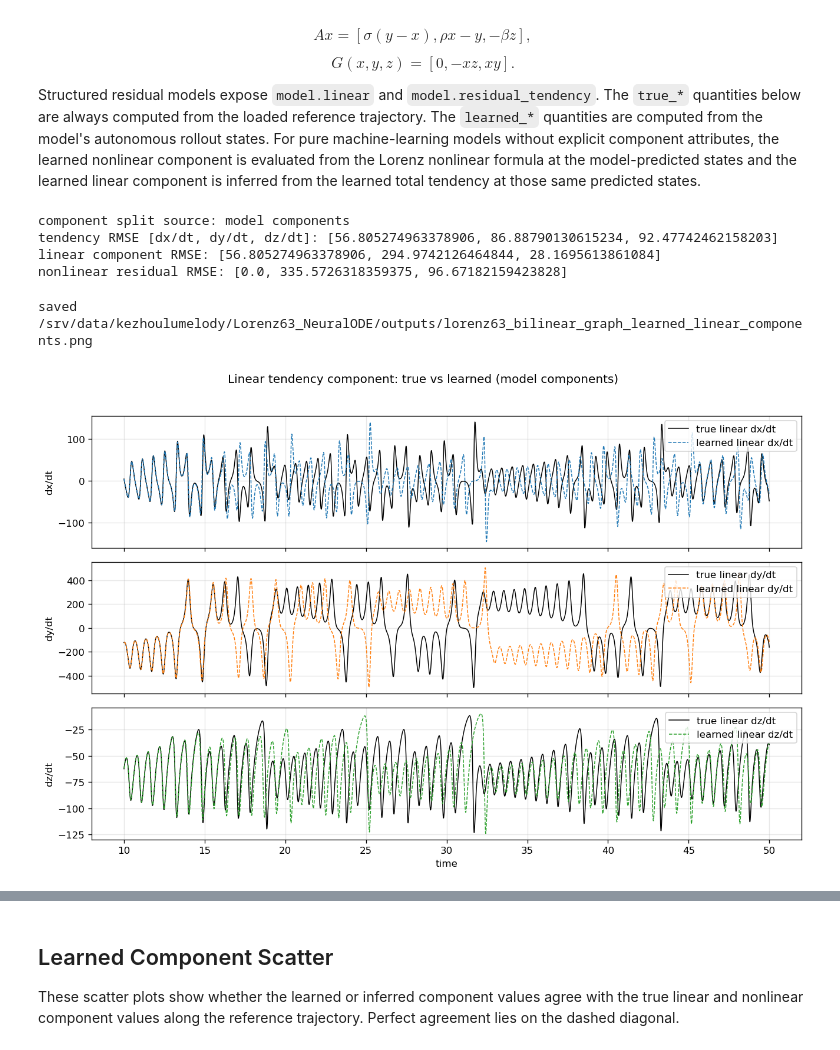
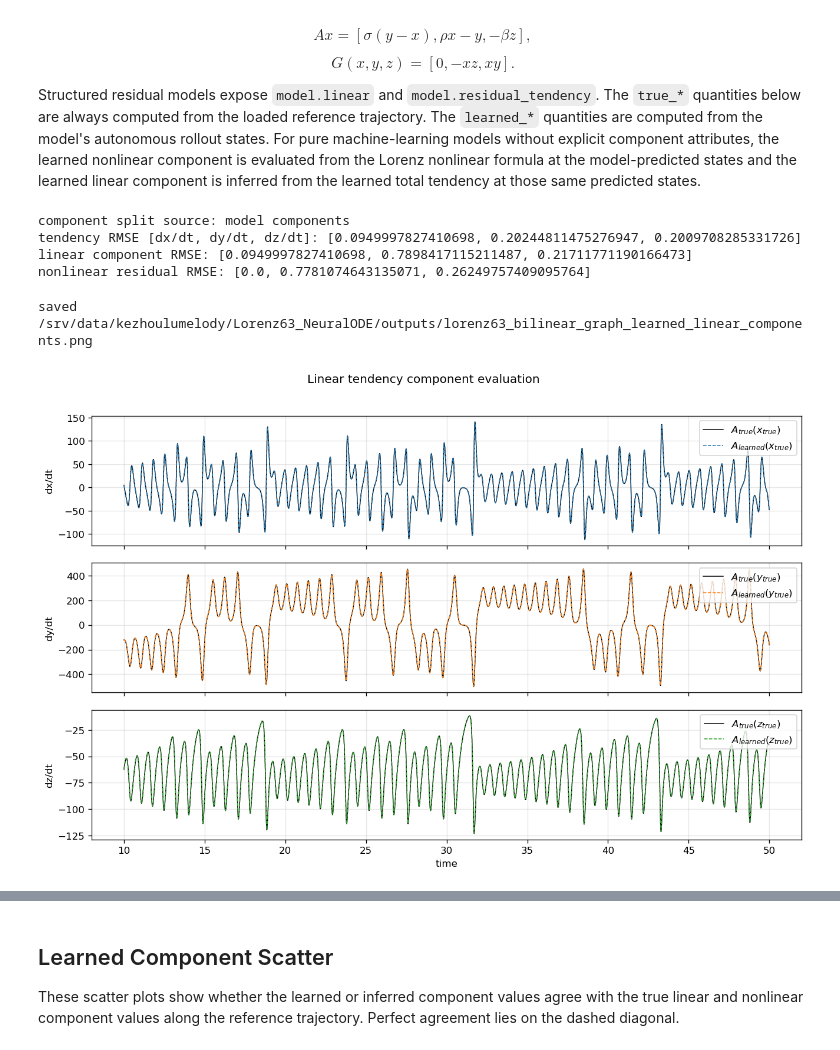
Before and after one commit to kezhoulumelody/Lorenz63_NeuralODE, a Jupyter notebook: examples/predict_lorenz63_pretrained_cookbook.ipynb, the cells around one changed output, grey strips where cells are left out. Saved outputs shown, nothing was run; the diff lists cells and outputs as text; code cells hidden in the pictures.

```diff
--- a/examples/predict_lorenz63_pretrained_cookbook.ipynb
+++ b/examples/predict_lorenz63_pretrained_cookbook.ipynb
@@ -305,21 +305,21 @@ $$G(x, y, z) = [0, -xz, xy].$$
 Structured residual models expose `model.linear` and `model.residual_tendency`. The `true_*` quantities below are always computed from the loaded reference trajectory. The `learned_*` quantities are computed from the model's autonomous rollout states. For pure machine-learning models without explicit component attributes, the learned nonlinear component is evaluated from the Lorenz nonlinear formula at the model-predicted states and the learned linear component is inferred from the learned total tendency at those same predicted states.
 # %%
 @torch.no_grad()
-def evaluate_components(model, true_states, learned_states):
-    true_linear = torch.matmul(true_states, A_true.T)
-    true_residual = true_lorenz63_residual(true_states)
+def evaluate_components(model, x_true):
+    true_linear = torch.matmul(x_true, A_true.T)
+    true_residual = true_lorenz63_residual(x_true)
     true_tendency = true_linear + true_residual
-    learned_tendency = model(learned_states)
+    learned_tendency = model(x_true)
 
     has_structured_split = hasattr(model, "linear") and hasattr(model, "residual_tendency")
     if has_structured_split:
-        learned_linear = model.linear(learned_states)
-        learned_residual = model.residual_tendency(learned_states)
+        learned_linear = model.linear(x_true)
+        learned_residual = model.residual_tendency(x_true)
         split_source = "model components"
     else:
-        x = learned_states[:, 0]
-        y = learned_states[:, 1]
-        z = learned_states[:, 2]
+        x = x_true[:, 0]
+        y = x_true[:, 1]
+        z = x_true[:, 2]
         learned_residual = torch.stack(
             [torch.zeros_like(x), -x * z, x * y],
             dim=1,
@@ -330,10 +330,8 @@ def evaluate_components(model, true_states, learned_states):
     return true_linear, true_residual, true_tendency, learned_linear, learned_residual, learned_tendency, split_source
 
 
-# True components always use the loaded reference trajectory.
-# Learned components use the model's autonomous rollout trajectory.
+# Component diagnostics are teacher-forced: true and learned terms are both evaluated at x_true.
 component_true_states = true_states
-component_learned_states = pred_states
 (
     true_linear,
     true_residual,
@@ -342,7 +340,7 @@ component_learned_states = pred_states
     learned_residual,
     learned_tendency,
     split_source,
-) = evaluate_components(model, component_true_states, component_learned_states)
+) = evaluate_components(model, component_true_states)
 
 print(f"component split source: {split_source}")
 tendency_rmse = torch.sqrt(torch.mean((learned_tendency - true_tendency) ** 2, dim=0)).detach().cpu()
@@ -355,35 +353,37 @@ residual_rmse = torch.sqrt(torch.mean((learned_residual - true_residual) ** 2, d
 print(f"nonlinear residual RMSE: {residual_rmse.tolist()}")
 # %% [output]
 component split source: model components
-tendency RMSE [dx/dt, dy/dt, dz/dt]: [56.805274963378906, 86.88790130615234, 92.47742462158203]
-linear component RMSE: [56.805274963378906, 294.9742126464844, 28.1695613861084]
-nonlinear residual RMSE: [0.0, 335.5726318359375, 96.67182159423828]
+tendency RMSE [dx/dt, dy/dt, dz/dt]: [0.0949997827410698, 0.20244811475276947, 0.2009708285331726]
+linear component RMSE: [0.0949997827410698, 0.7898417115211487, 0.21711771190166473]
+nonlinear residual RMSE: [0.0, 0.7781074643135071, 0.26249757409095764]
 # %%
 true_linear_np = true_linear.detach().cpu().numpy()
 learned_linear_np = learned_linear.detach().cpu().numpy()
-linear_label = "learned linear" if split_source == "model components" else "inferred learned linear"
+linear_true_label = "A_true(x_true)"
+linear_learned_label = "A_learned(x_true)"
 
 fig, axes = plt.subplots(3, 1, figsize=(11, 7), sharex=True)
 for idx, name in enumerate(["dx/dt", "dy/dt", "dz/dt"]):
-    axes[idx].plot(t_rollout, true_linear_np[:, idx], color="black", lw=0.9, label=f"true linear {name}")
-    axes[idx].plot(t_rollout, learned_linear_np[:, idx], color=colors[idx], lw=0.9, linestyle="--", label=f"{linear_label} {name}")
+    state_name = ["x", "y", "z"][idx]
+    axes[idx].plot(t_rollout, true_linear_np[:, idx], color="black", lw=0.9, label=rf"$A_{{true}}({state_name}_{{true}})$")
+    axes[idx].plot(t_rollout, learned_linear_np[:, idx], color=colors[idx], lw=0.9, linestyle="--", label=rf"$A_{{learned}}({state_name}_{{true}})$")
     axes[idx].set_ylabel(name)
     axes[idx].legend(loc="upper right")
     axes[idx].grid(alpha=0.3)
 
 axes[-1].set_xlabel("time")
-fig.suptitle(f"Linear tendency component: true vs learned ({split_source})", y=1.02)
+fig.suptitle(f"Linear tendency component evaluation", y=1.02)
 fig.tight_layout()
 
 if SAVE_FIGURES:
     path = OUTPUT_DIR / f"lorenz63_{MODEL_NAME}_learned_linear_components.png"
     fig.savefig(path, dpi=200, bbox_inches="tight")
     print(f"saved {path}")
 
 plt.show()
 # %% [output]
 saved /srv/data/kezhoulumelody/Lorenz63_NeuralODE/outputs/lorenz63_bilinear_graph_learned_linear_components.png
-[figure, old version]
+[figure, new version]
 # %%
 true_residual_np = true_residual.detach().cpu().numpy()
 learned_residual_np = learned_residual.detach().cpu().numpy()
```
Also changed, not shown: parts of 3 cells of this notebook.
